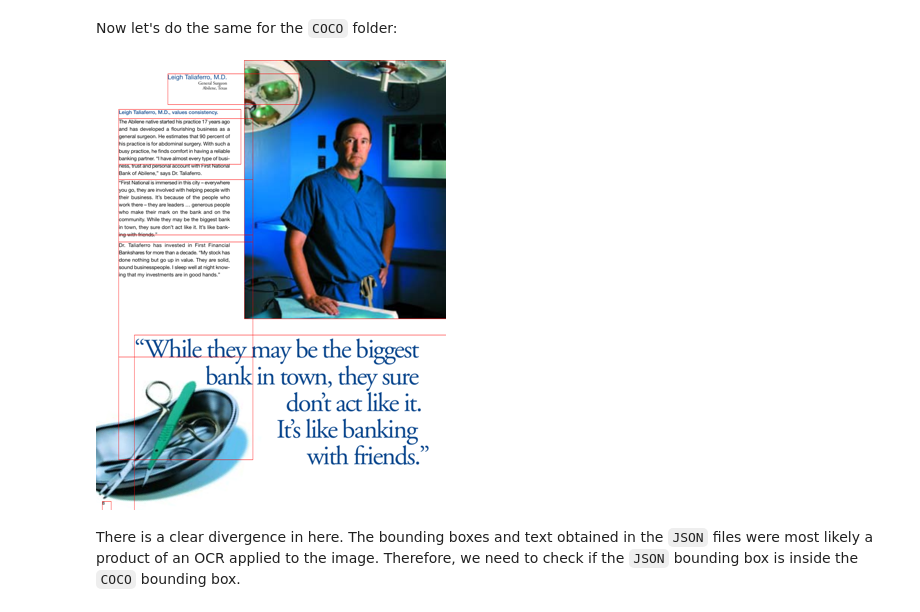
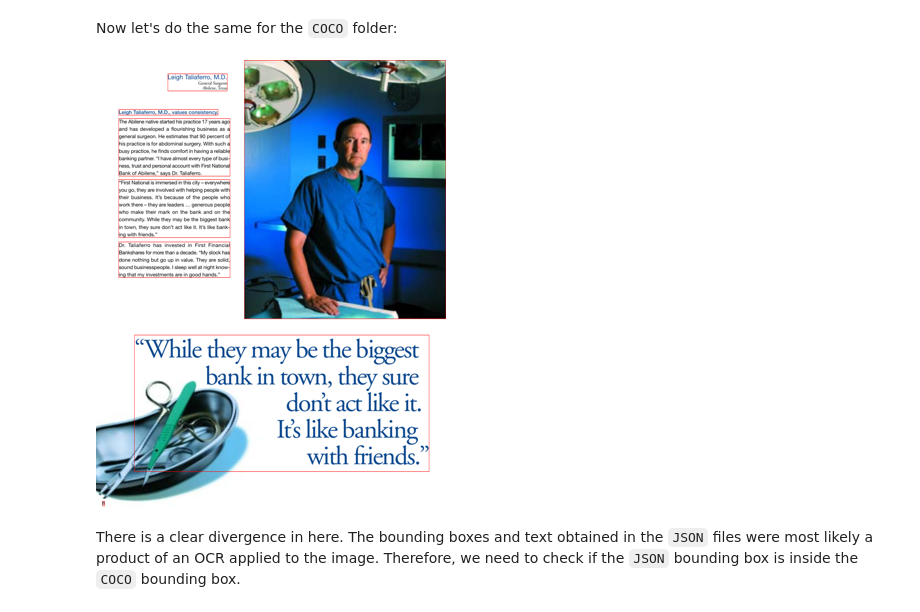
Before and after one commit to pmorelr/document_ai, a Jupyter notebook: notebooks/doclaynet_cleaning.ipynb, the cells around one changed output. Cells and saved outputs as stored; diff of their text form; code cells hidden in the pictures.

```diff
--- a/notebooks/doclaynet_cleaning.ipynb
+++ b/notebooks/doclaynet_cleaning.ipynb
@@ -64,7 +64,7 @@ img_ids.append(img_id)
 
 for i in range(len(ds_raw[PART])):
 
-    if ds_raw[part][i]['image_id'] == img_id:
+    if ds_raw[PART][i]['image_id'] == img_id:
         bboxes_raw[-1].append(ds_raw[PART][i]['bbox'])
         tags[-1].append(ds_raw[PART][i]['category_id'] -1)
     else:
@@ -148,17 +152,17 @@ Now let's do the same for the <code>COCO</code> folder:
 # %%
 index = 0
 
 image = Image.open(path_imgs+dataset[index]['image_path'])
 image = image.convert("RGB")
 
 draw = ImageDraw.Draw(image)
 for b in dataset[index]['bboxes']:
-   draw.rectangle([b[0], b[1], b[0]+b[2], b[1]+b[3]] ,outline='red')
+   draw.rectangle([b[0], b[1], b[2], b[3]] ,outline='red')
 
 
 image.resize((350,450))
 # %% [output]
-[figure, old version]
+[figure, new version]
 # %% [markdown]
 There is a clear divergence in here. The bounding boxes and text obtained in the <code>JSON</code> files were most likely a product of an OCR applied to the image. Therefore, we need to check if the `JSON` bounding box is inside the `COCO` bounding box.
 # %%
```
Also changed, not shown: parts of 7 cells of this notebook.
